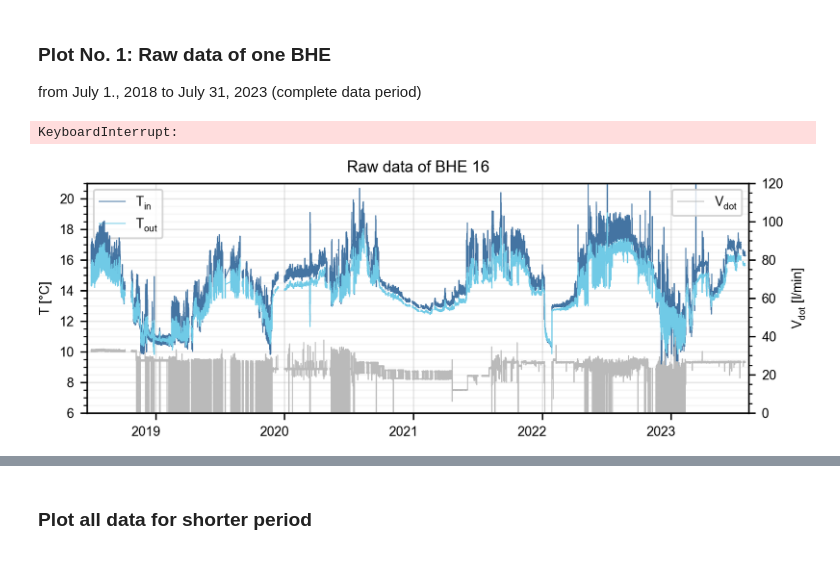
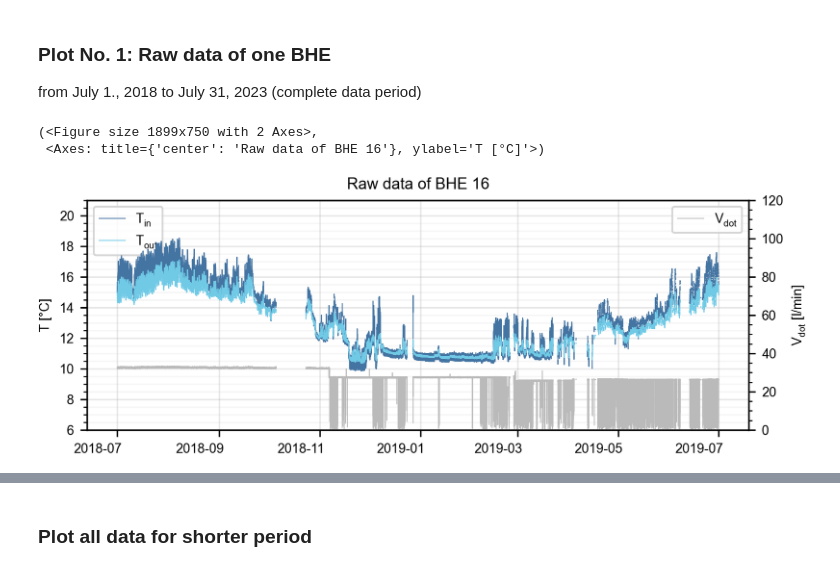
Before and after one commit to elimh/ERC_BHEfield_Data_Code, a Jupyter notebook: 1_Plot_raw_data.ipynb, the cells around one changed output, grey strips where cells are left out. Saved outputs shown, nothing was run; the diff lists cells and outputs as text; code cells hidden in the pictures.

```diff
--- a/1_Plot_raw_data.ipynb
+++ b/1_Plot_raw_data.ipynb
@@ -16,9 +16,3 @@ from functools import reduce
 from helpers import load, plot
 fig_width = 6.33
 plot.ERC_Management().set_plot_params()
-# %%
-
-BHE = 16
-BHE_data = load.load_raw_data("2018-07-01 00:00:00", "2023-07-30 23:59:59", BHEs = BHE)
-# %% [output]
-KeyboardInterrupt:
@@ -33,40 +19,10 @@ from matplotlib.transforms import ScaledTranslation
-# %%
-fig, ax = plt.subplots(1,1,figsize=(fig_width,2.5), dpi=300)
-linewidth = .5
-ax2 = ax.twinx()
-BHE_data.plot(ax=ax2, y=f'Probe_{BHE:02d}_V_dot', color=colordict.get('Vdot'), linewidth=linewidth, x_compat=True, label='$\mathregular{V_{dot}}$',zorder=-10, legend=False)#style = '-.', dashes=(3, 5, 1, 5, 1, 5),
-BHE_data.plot(ax=ax, y=f'Probe_{BHE:02d}_T_in', color=colordict.get('Tin_M'),linewidth=linewidth, x_compat=True, label='$\mathregular{T_{in}}$',zorder=10, legend=False)#, alpha=.6
-BHE_data.plot(ax=ax, y=f'Probe_{BHE:02d}_T_out', color=colordict.get('Tout_M'), linewidth=linewidth,x_compat=True, label='$\mathregular{T_{out}}$',zorder=11, legend=False)#style='--', dashes=(3,3),
-ax.legend(loc='upper left')
-ax2.legend(loc='upper right')
-
-## Wenn wir MPC Perioden wissen
-#ax.axvspan('2021-08-01', '2022-01-31', facecolor='palegreen', edgecolor='none', alpha=.2, label='Optmizized operation')
-
-
-ax2.set_ylim(0,120)
-ax2.set_ylabel('$\mathregular{V_{dot}}$ [l/min]')
-
-ax.grid(alpha=.3, which='major')
-ax.grid(alpha=.1, which='minor')
-ax.set_ylabel('T [°C]')
-ax.set_xlabel('')
-#ax.yaxis.set_major_formatter(FormatStrFormatter('%.1f'))
-
-# Label locations transformieren, ist sonst nach links versetzt
-#resource: https://matplotlib.org/stable/gallery/ticks/date_concise_formatter.html
-dx, dy = 10, 0
-offset = ScaledTranslation(dx / fig.dpi, dy / fig.dpi, fig.dpi_scale_trans)
-for label in ax.get_xticklabels():
-        label.set_transform(label.get_transform() + offset)
-
-for label in ax.get_xticklabels():
-        label.set_rotation(0)
-
-ax.set_ylim(6,21)
-ax.set_xlim("2018-06-20 00:00:00", "2023-08-10 00:00:00")
-
-ax.set_title(f'Raw data of BHE {BHE:02d}')
-fig.savefig(f'Raw_data_full_period_{BHE:02d}.pdf', bbox_inches='tight')
-# %% [output]
-[figure, removed]
+# %%
+BHE = 16
+BHE_data = load.load_data("2018-07-01 00:00:00", "2019-06-30 23:59:59", BHEs = BHE, masked=True, data_type='raw')
+
+colordict = {f'Probe_{BHE:02d}_T_in': '#4474A2', f'Probe_{BHE:02d}_T_out': '#70CAE6', f'Probe_{BHE:02d}_V_dot': '#BABABA'}
+plot.plot_one_BHE(BHE_data, BHE, colordict=colordict, figsize=(fig_width,2.5), dpi=300, title=f'Raw data of BHE {BHE}')
+# %% [output]
+(<Figure size 1899x750 with 2 Axes>,
+ <Axes: title={'center': 'Raw data of BHE 16'}, ylabel='T [°C]'>)
+[figure, added]
```
Also changed, not shown: parts of 5 cells of this notebook, 7 other files.
